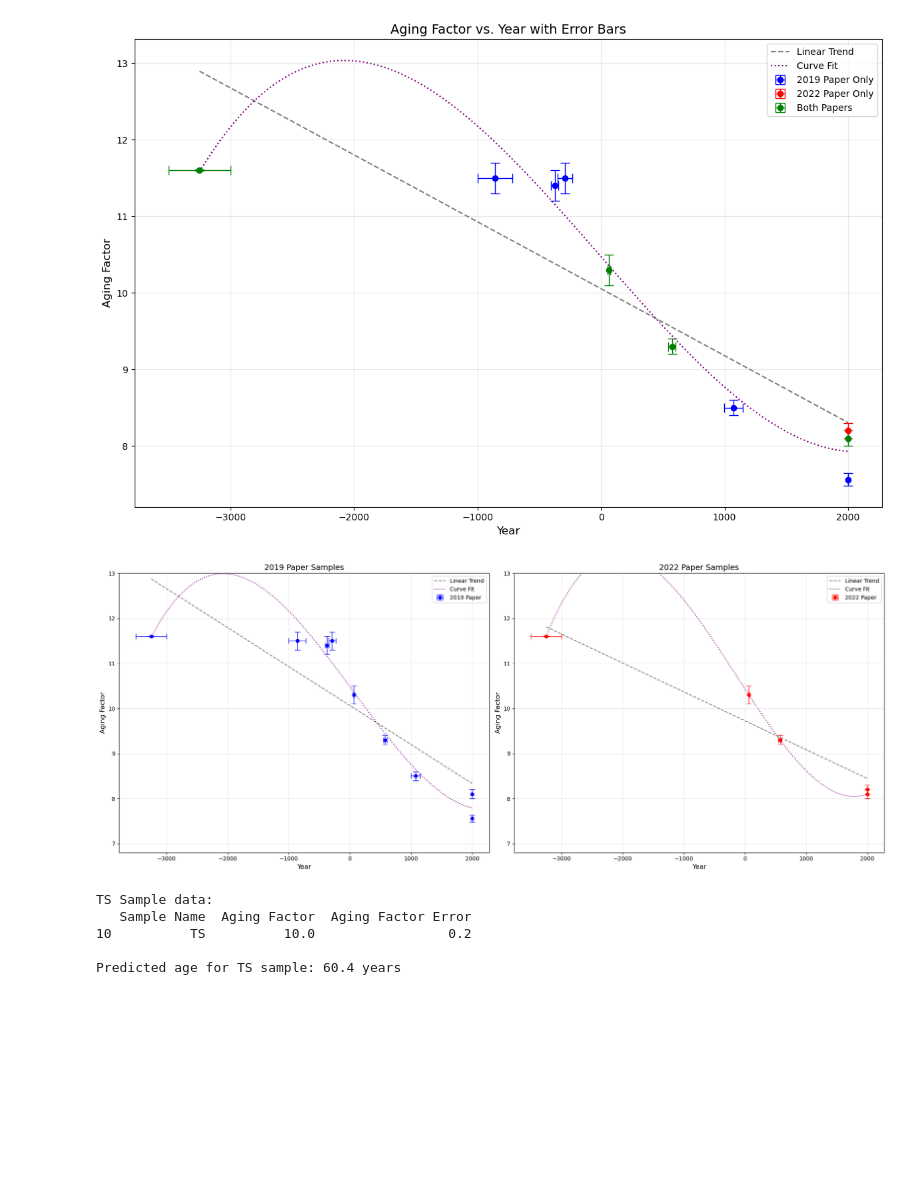
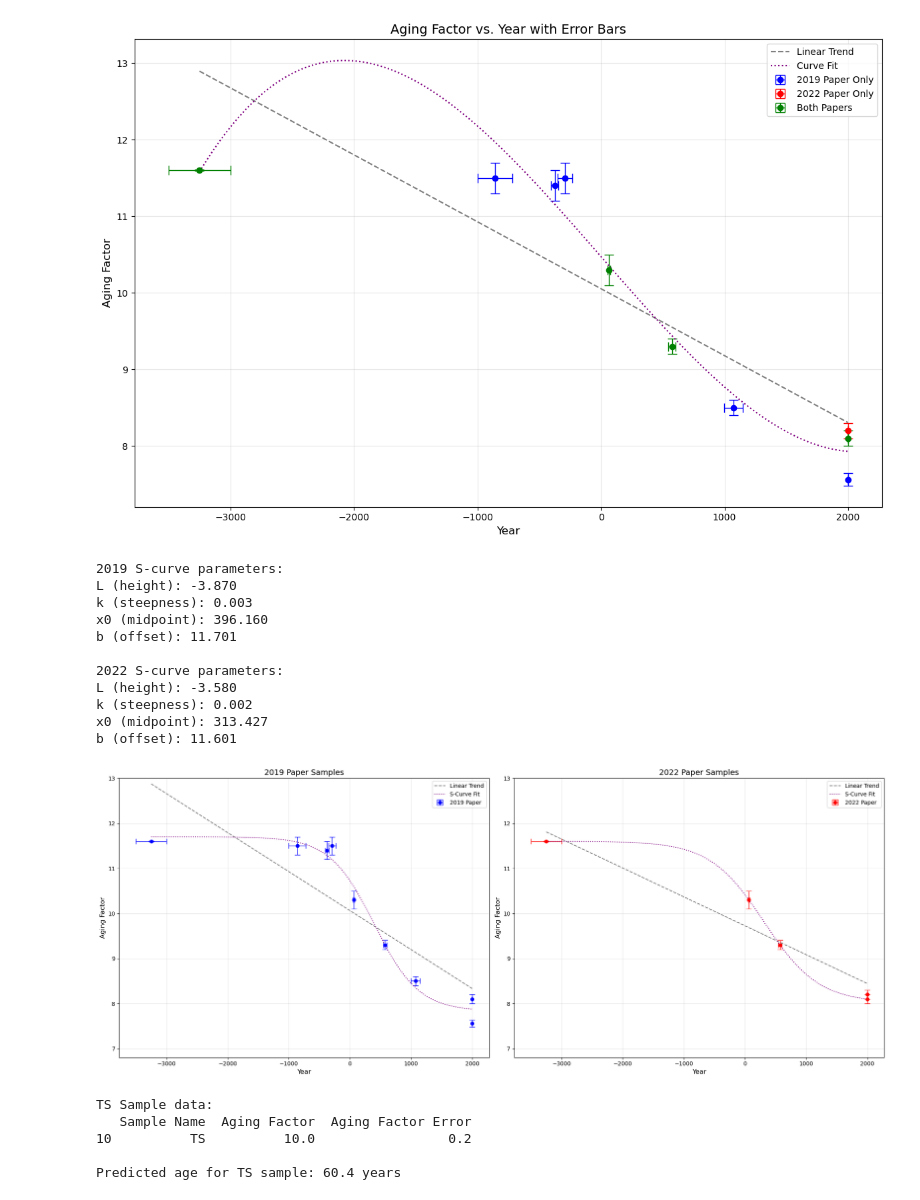
Before and after one commit to NathOrmond/is-fantis-waxs-data-legit, a Jupyter notebook: notebook/fanti-data.ipynb, the cells around one changed output. Saved outputs shown, nothing was run; the diff lists cells and outputs as text; code cells hidden in the pictures; blank space fills up the shorter version.

Commit message:
feat: compare s curves

```diff
--- a/notebook/fanti-data.ipynb
+++ b/notebook/fanti-data.ipynb
@@ -85,6 +92,10 @@ plt.show()
 # %% [output]
 [figure]
 # %%
+# Define the logistic function (S-curve)
+def s_curve(x, L, k, x0, b):
+   return L / (1 + np.exp(-k*(x-x0))) + b
+
 # Create figure with two subplots side by side
 fig, (ax1, ax2) = plt.subplots(1, 2, figsize=(20, 8))
 
@@ -95,10 +106,10 @@ y_2019 = df[mask_2019]['Aging Factor']
 
 # Plot 2019 points
 ax1.errorbar(x_2019, y_2019,
-            xerr=df[mask_2019]['Year_Range'],
-            yerr=df[mask_2019]['Aging Factor Error'],
-            fmt='o', color='blue', label='2019 Paper',
-            capsize=5, capthick=1, elinewidth=1)
+           xerr=df[mask_2019]['Year_Range'],
+           yerr=df[mask_2019]['Aging Factor Error'],
+           fmt='o', color='blue', label='2019 Paper',
+           capsize=5, capthick=1, elinewidth=1)
 
 # 2019 Linear fit
 z_2019 = np.polyfit(x_2019, y_2019, 1)
@@ -106,56 +117,90 @@ p_2019 = np.poly1d(z_2019)
 x_line_2019 = np.linspace(x_2019.min(), x_2019.max(), 100)
 ax1.plot(x_line_2019, p_2019(x_line_2019), '--', color='gray', label='Linear Trend')
 
-# 2019 Curve fit
-z_curve_2019 = np.polyfit(x_2019, y_2019, 3)
-p_curve_2019 = np.poly1d(z_curve_2019)
-ax1.plot(x_line_2019, p_curve_2019(x_line_2019), ':', color='purple', label='Curve Fit')
+# 2019 S-curve fit
+p0_2019 = [max(y_2019) - min(y_2019),  # L: curve height
+          0.001,                        # k: steepness
+          np.mean(x_2019),             # x0: midpoint
+          min(y_2019)]                 # b: offset
+
+popt_2019, _ = curve_fit(s_curve, x_2019, y_2019, p0=p0_2019, maxfev=10000)
+y_s_2019 = s_curve(x_line_2019, *popt_2019)
+ax1.plot(x_line_2019, y_s_2019, ':', color='purple', label='S-Curve Fit')
 
 # 2022 Plot (right)
 mask_2022 = (df['2022 Paper'] == 1) & (df['Year_Mid'].notna())  # Filter out NaN
 df_2022 = df[mask_2022].drop_duplicates('Year_Mid')  # Remove duplicates
 x_2022 = df_2022['Year_Mid']
 y_2022 = df_2022['Aging Factor']
 
 # Plot all 2022 points (including duplicates) for display
 ax2.errorbar(df[mask_2022]['Year_Mid'], df[mask_2022]['Aging Factor'],
-            xerr=df[mask_2022]['Year_Range'],
-            yerr=df[mask_2022]['Aging Factor Error'],
-            fmt='o', color='red', label='2022 Paper',
-            capsize=5, capthick=1, elinewidth=1)
+           xerr=df[mask_2022]['Year_Range'],
+           yerr=df[mask_2022]['Aging Factor Error'],
+           fmt='o', color='red', label='2022 Paper',
+           capsize=5, capthick=1, elinewidth=1)
 
 # 2022 Linear fit using unique points
 z_2022 = np.polyfit(x_2022, y_2022, 1)
 p_2022 = np.poly1d(z_2022)
 x_line_2022 = np.linspace(x_2022.min(), x_2022.max(), 100)
 ax2.plot(x_line_2022, p_2022(x_line_2022), '--', color='gray', label='Linear Trend')
 
-# 2022 Curve fit using unique points
-z_curve_2022 = np.polyfit(x_2022, y_2022, min(3, len(x_2022)-1))
-p_curve_2022 = np.poly1d(z_curve_2022)
-ax2.plot(x_line_2022, p_curve_2022(x_line_2022), ':', color='purple', label='Curve Fit')
+# 2022 S-curve fit
+p0_2022 = [max(y_2022) - min(y_2022),  # L: curve height
+          0.001,                        # k: steepness
+          np.mean(x_2022),             # x0: midpoint
+          min(y_2022)]                 # b: offset
+
+popt_2022, _ = curve_fit(s_curve, x_2022, y_2022, p0=p0_2022, maxfev=10000)
+y_s_2022 = s_curve(x_line_2022, *popt_2022)
+ax2.plot(x_line_2022, y_s_2022, ':', color='purple', label='S-Curve Fit')
 
 # Customize plots
 for ax in [ax1, ax2]:
-    ax.set_xlabel('Year', fontsize=12)
-    ax.set_ylabel('Aging Factor', fontsize=12)
-    ax.legend()
-    ax.grid(True, alpha=0.3)
+   ax.set_xlabel('Year', fontsize=12)
+   ax.set_ylabel('Aging Factor', fontsize=12)
+   ax.legend()
+   ax.grid(True, alpha=0.3)
 
 ax1.set_title('2019 Paper Samples', fontsize=14)
 ax2.set_title('2022 Paper Samples', fontsize=14)
 
 # Set y-axis limits to better show the data
 y_min = min(df['Aging Factor'].min() * 0.9, 7)  # Give some padding below
 y_max = max(df['Aging Factor'].max() * 1.1, 13)  # Give some padding above
 ax1.set_ylim(y_min, y_max)
 ax2.set_ylim(y_min, y_max)
 
+# Print the S-curve parameters for comparison
+print("\n2019 S-curve parameters:")
+print(f"L (height): {popt_2019[0]:.3f}")
+print(f"k (steepness): {popt_2019[1]:.3f}")
+print(f"x0 (midpoint): {popt_2019[2]:.3f}")
+print(f"b (offset): {popt_2019[3]:.3f}")
+
+print("\n2022 S-curve parameters:")
+print(f"L (height): {popt_2022[0]:.3f}")
+print(f"k (steepness): {popt_2022[1]:.3f}")
+print(f"x0 (midpoint): {popt_2022[2]:.3f}")
+print(f"b (offset): {popt_2022[3]:.3f}")
+
 # Adjust layout
 plt.tight_layout()
 plt.show()
 # %% [output]
+2019 S-curve parameters:
+L (height): -3.870
+k (steepness): 0.003
+x0 (midpoint): 396.160
+b (offset): 11.701
+
+2022 S-curve parameters:
+L (height): -3.580
+k (steepness): 0.002
+x0 (midpoint): 313.427
+b (offset): 11.601
-[figure, old version]
+[figure, new version]
 # %%
 # Let's look at the TS sample
 ts_sample = df[df['Sample Name'] == 'TS']
```
Also changed, not shown: parts of 3 cells of this notebook.
